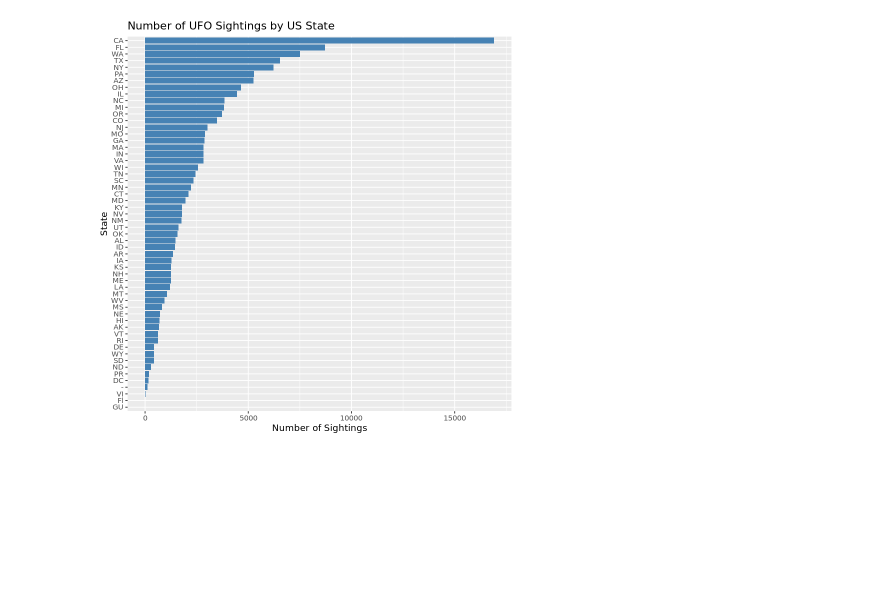
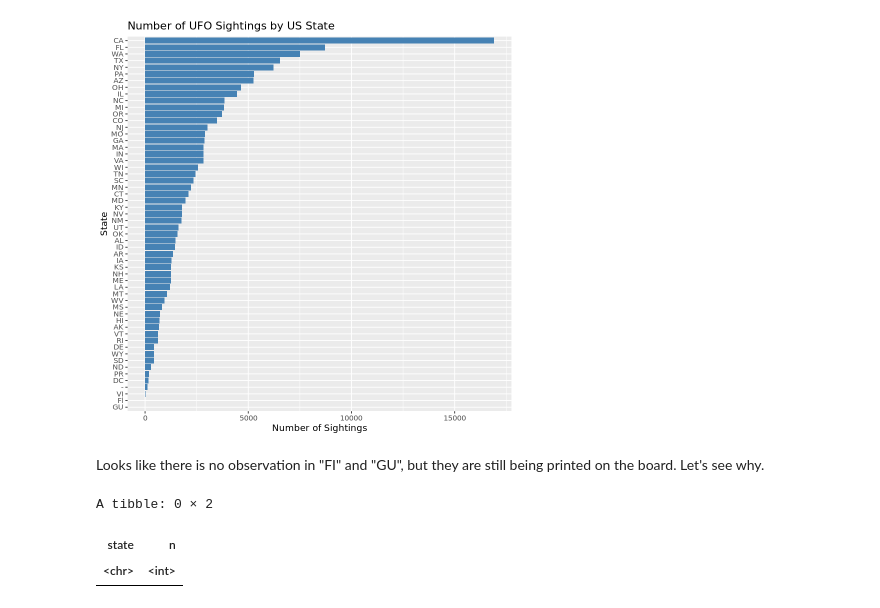
Before and after one commit to Havent-seen/BIOS-512-Assignments, a Jupyter notebook: assignment_4/BIOS512_HW4.ipynb, the cells around one changed output. Drawn from its saved outputs; the diff is of its cells as text; code cells hidden in the pictures; blank space fills up the shorter version.

```diff
--- a/assignment_4/BIOS512_HW4.ipynb
+++ b/assignment_4/BIOS512_HW4.ipynb
@@ -717,3 +718,14 @@ labs(
 )
 # %% [output]
 [figure]
+# %% [markdown]
+Looks like there is no observation in "FI" and "GU", but they are still being printed on the board. Let's see why.
+# %%
+df %>%
+filter(tolower(country) == "us") %>%
+count(state, sort = TRUE) %>%
+filter(state == "GU")
+# %% [output]
+A tibble: 0 × 2
+| state | n |
+| <chr> | <int> |
```
Also changed, not shown: parts of 6 cells of this notebook.
